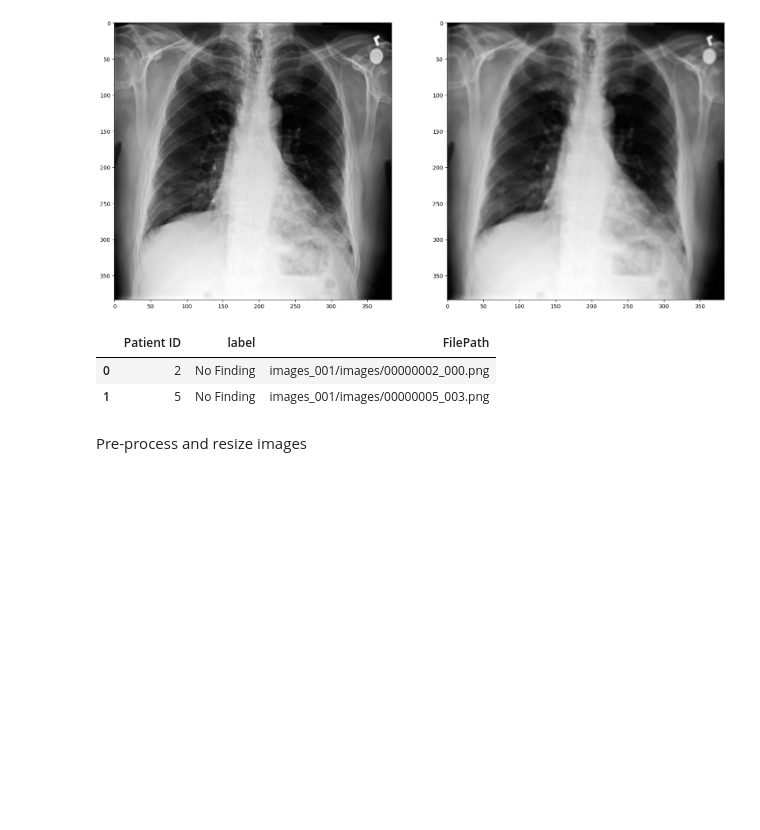
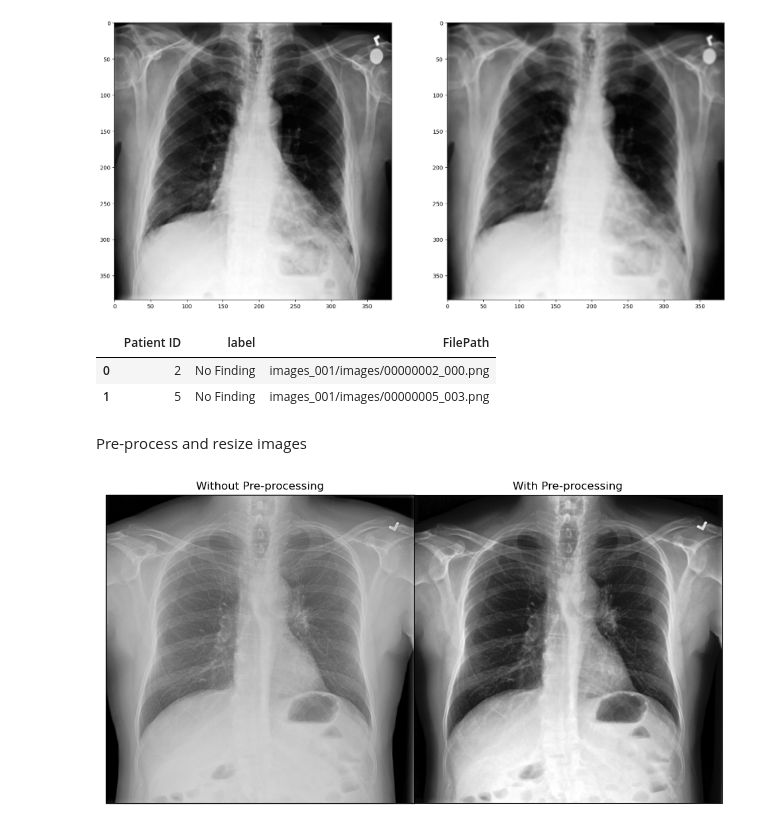
Before and after one commit to rohanchopra/Chest-X-Ray-Classification, a Jupyter notebook: notebooks/xray8/Data Pre-Processing.ipynb, the cells around one changed output. Drawn from its saved outputs; the diff is of its cells as text; code cells hidden in the pictures; blank space fills up the shorter version.

Commit message:
Add better plot for before after

```diff
--- a/notebooks/xray8/Data Pre-Processing.ipynb
+++ b/notebooks/xray8/Data Pre-Processing.ipynb
@@ -180,3 +181,41 @@ for idx, row in tqdm(train.iterrows()):
     imP = T.Resize(size=(384))(imP)
     save_image(im/255., f"resized/train/{row.label}/{row.FilePath.split('/')[-1]}")
     save_image(imP/255., f"resized_processed/train/{row.label}/{row.FilePath.split('/')[-1]}")
+# %%
+image_path = os.path.join("C:\\Users\Maedr3\Downloads\ChestXRay8", "images_012/images/00030000_003.png")
+# %%
+im = read_image(image_path, mode=torchvision.io.ImageReadMode.GRAY)
+im = T.functional.equalize(im)
+im1 = T.functional.gaussian_blur(im, kernel_size=(5, 5), sigma=None)
+#im1 = T.Resize(size=(384))(im1)
+# %%
+im2 = read_image(image_path, mode=torchvision.io.ImageReadMode.GRAY)
+#im = T.Resize(size=(384))(im)
+#im2 = T.functional.equalize(im)
+#im2 = T.functional.gaussian_blur(im2, kernel_size=(5, 5), sigma=None)
+# %%
+fig = plt.figure(figsize=(12, 8))
+gs = fig.add_gridspec(1, 2, hspace=0, wspace=0)
+ax1, ax2 = gs.subplots(sharex='col', sharey='row')
+
+ax1.imshow(np.transpose(im2.numpy(), (1, 2, 0)), cmap = 'gray')
+ax2.imshow(np.transpose(im1.numpy(), (1, 2, 0)), cmap = 'gray')
+
+ax1.title.set_text('Without Pre-processing')
+ax2.title.set_text('With Pre-processing')
+
+ax1.set_xticks([])
+ax1.set_yticks([])
+ax1.set_yticklabels([])
+ax1.set_xticklabels([])
+
+ax2.set_xticks([])
+ax2.set_yticks([])
+ax2.set_yticklabels([])
+ax2.set_xticklabels([])
+
+ax1.patch.set_edgecolor('black')
+ax1.patch.set_linewidth('1')
+fig.savefig("pre_proc_img.eps", format="eps", dpi=1200, bbox_inches="tight", transparent=True)
+# %% [output]
+[figure, added]
```
Also changed, not shown: parts of 4 cells of this notebook.
